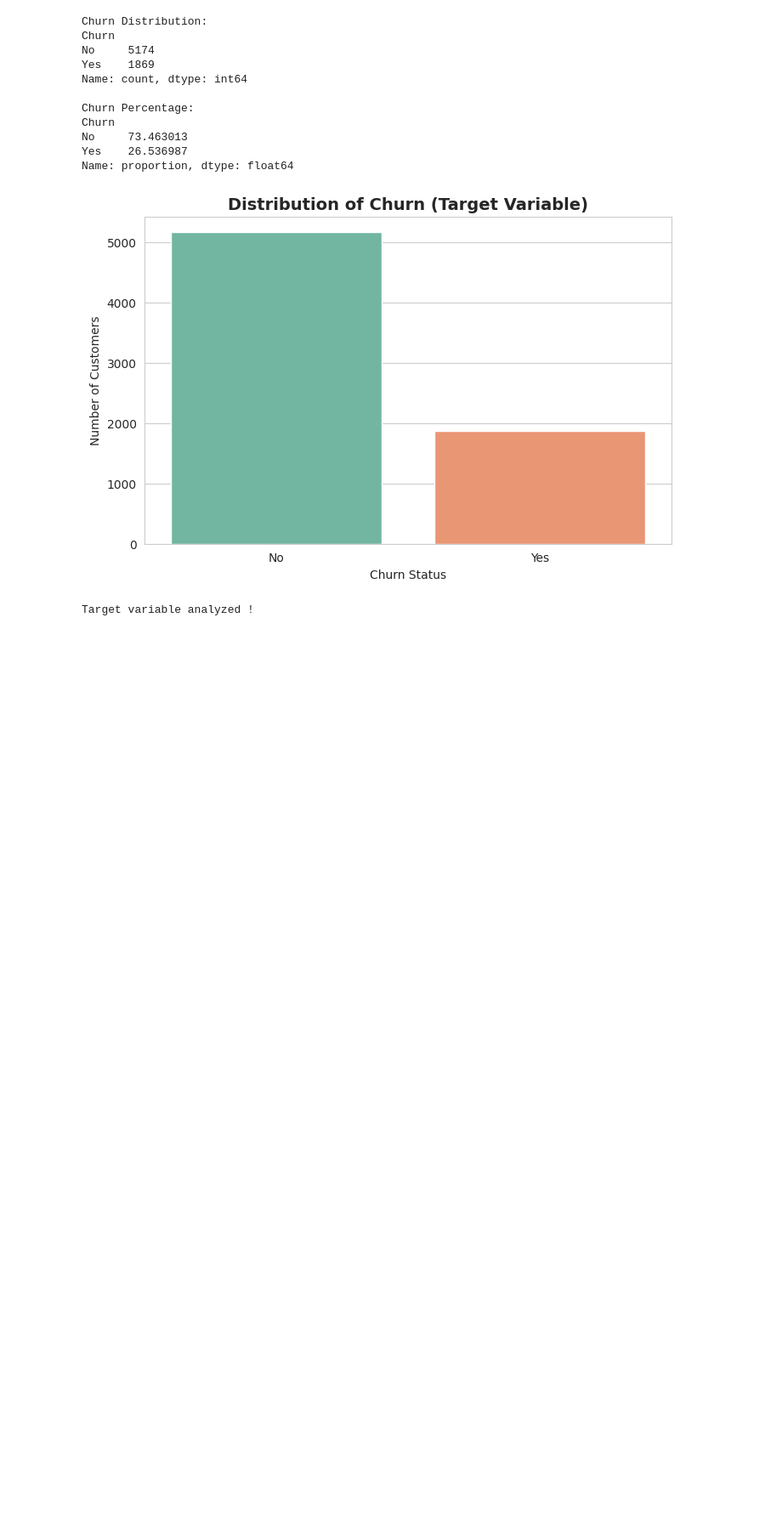
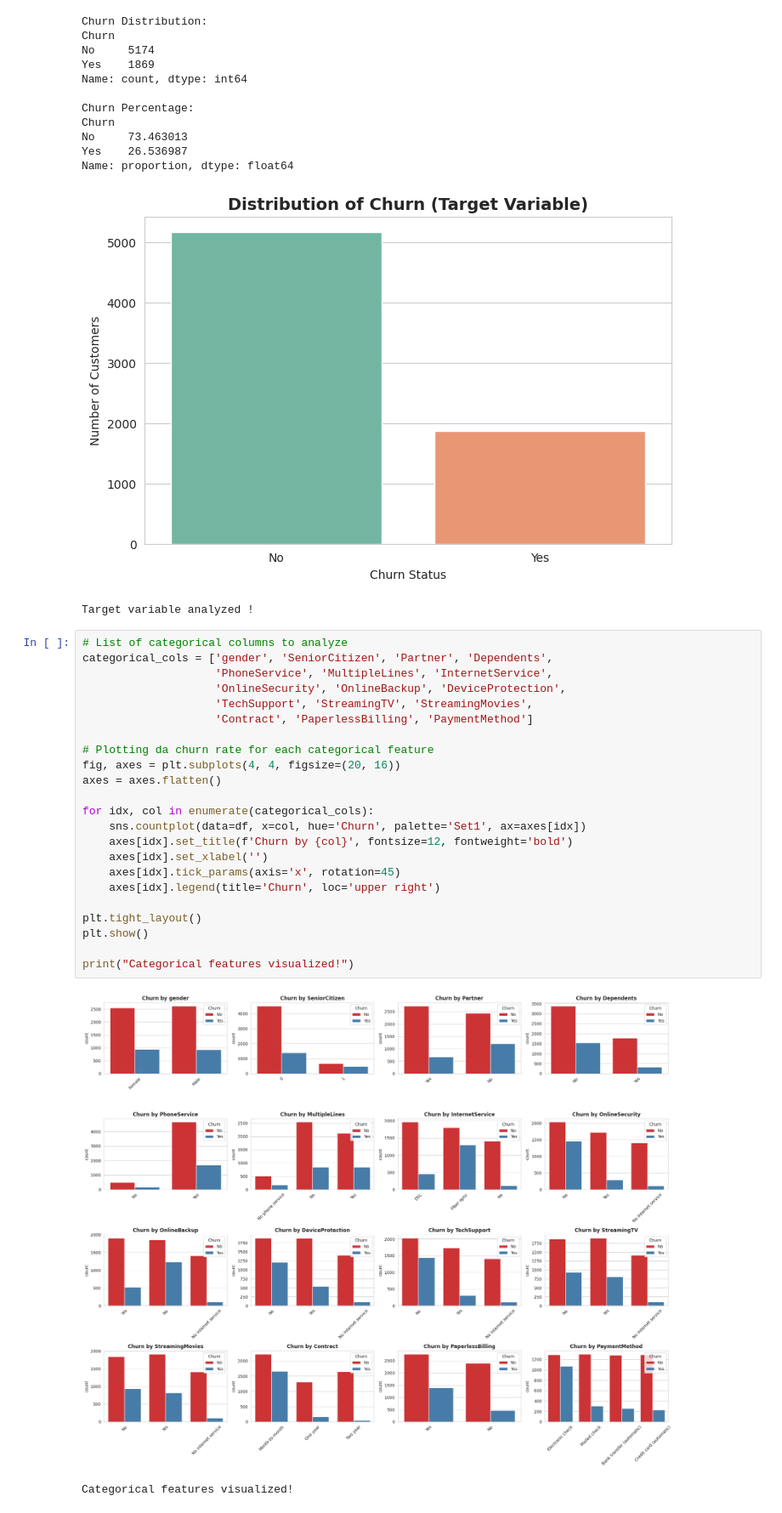
Before and after one commit to Minuka-Jayawardana/telco-churn-prediction, a Jupyter notebook: notebooks/Telco_Churn_Analysis.ipynb, the cells around one changed output. Shown at 85% size. Cells and saved outputs as stored; diff of their text form; blank space fills up the shorter version.

Commit message:
Listing and plotting numerical, categorical columns and creating the correlation matrix

```diff
--- a/notebooks/Telco_Churn_Analysis.ipynb
+++ b/notebooks/Telco_Churn_Analysis.ipynb
@@ -139,3 +135,29 @@ Yes    26.536987
 Name: proportion, dtype: float64
 [figure]
 Target variable analyzed !
+# %%
+# List of categorical columns to analyze
+categorical_cols = ['gender', 'SeniorCitizen', 'Partner', 'Dependents',
+                    'PhoneService', 'MultipleLines', 'InternetService',
+                    'OnlineSecurity', 'OnlineBackup', 'DeviceProtection',
+                    'TechSupport', 'StreamingTV', 'StreamingMovies',
+                    'Contract', 'PaperlessBilling', 'PaymentMethod']
+
+# Plotting da churn rate for each categorical feature
+fig, axes = plt.subplots(4, 4, figsize=(20, 16))
+axes = axes.flatten()
+
+for idx, col in enumerate(categorical_cols):
+    sns.countplot(data=df, x=col, hue='Churn', palette='Set1', ax=axes[idx])
+    axes[idx].set_title(f'Churn by {col}', fontsize=12, fontweight='bold')
+    axes[idx].set_xlabel('')
+    axes[idx].tick_params(axis='x', rotation=45)
+    axes[idx].legend(title='Churn', loc='upper right')
+
+plt.tight_layout()
+plt.show()
+
+print("Categorical features visualized!")
+# %% [output]
+[figure, added]
+Categorical features visualized!
```
Also changed, not shown: parts of 4 cells of this notebook.
